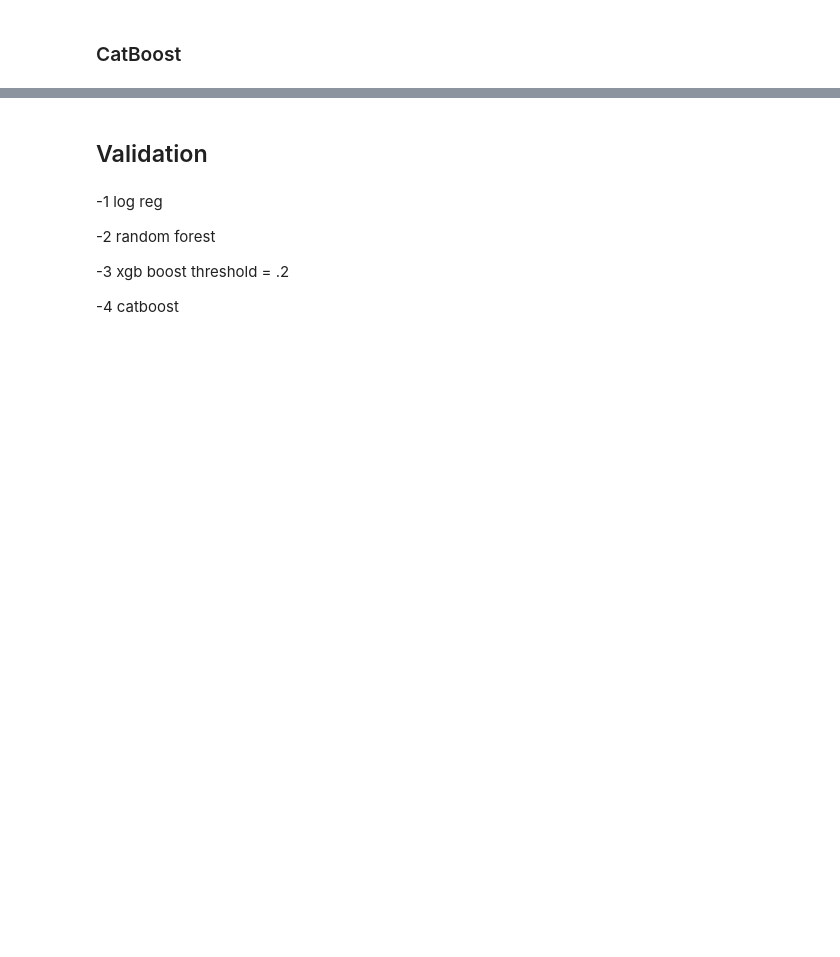
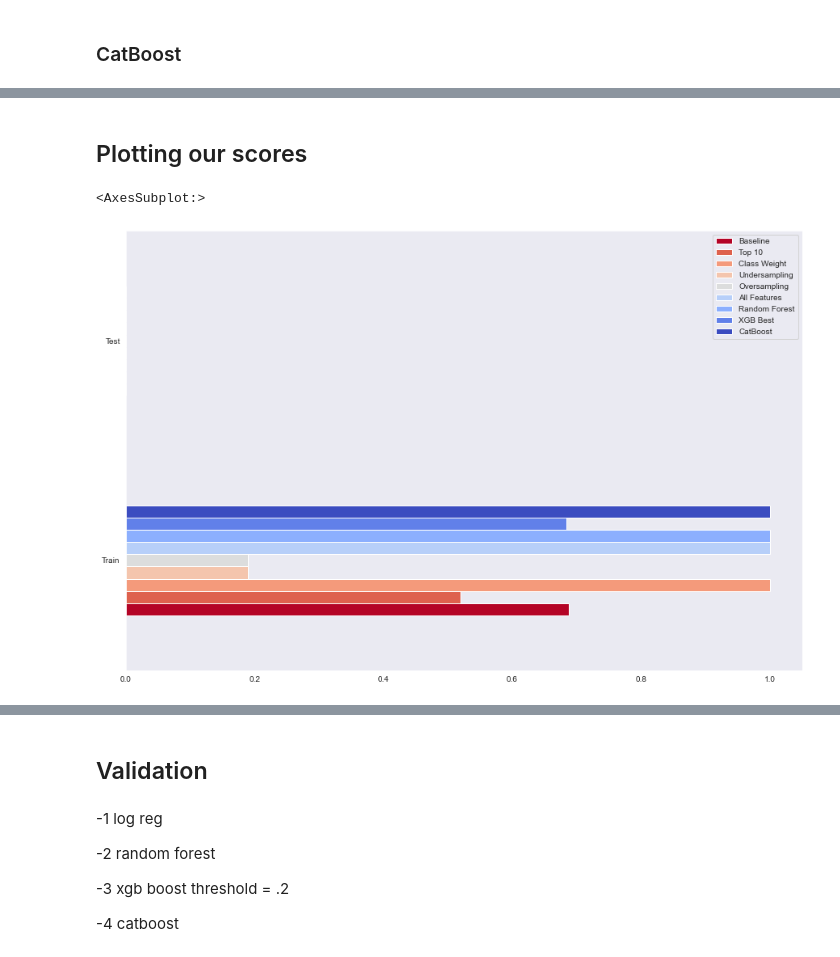
Before and after one commit to erin-vu/Bankruptcy-Prediction-in-Taiwan, a Jupyter notebook: main modelling notebook.ipynb, the cells around one changed output, grey strips where cells are left out. Saved outputs shown, nothing was run; the diff lists cells and outputs as text; code cells hidden in the pictures; blank space fills up the shorter version.

```diff
--- a/main modelling notebook.ipynb
+++ b/main modelling notebook.ipynb
@@ -1186,0 +1217,4 @@ f1_scores['cat'] = f1_score(y_train, cat_gsCV.predict(X_train_top_10))
+# %%
+precision_score_best_cat_pipe = precision_score(y_train, best_cat_pipe.predict(X_train_top_10))
+precision_scores['CatBoost'] = {'Train':precision_score_best_cat_pipe, 'Test':0}
+precision_scores
@@ -1186,0 +1297,8 @@ f1_scores['cat'] = f1_score(y_train, cat_gsCV.predict(X_train_top_10))
+# %% [markdown]
+## Plotting our scores
+# %%
+precision_df = pd.DataFrame(precision_scores)
+precision_df.plot(kind='barh', figsize=(15,10),colormap='coolwarm_r')
+# %% [output]
+<AxesSubplot:>
+[figure, added]
```
Also changed, not shown: parts of 130 cells of this notebook, 4 other files.
